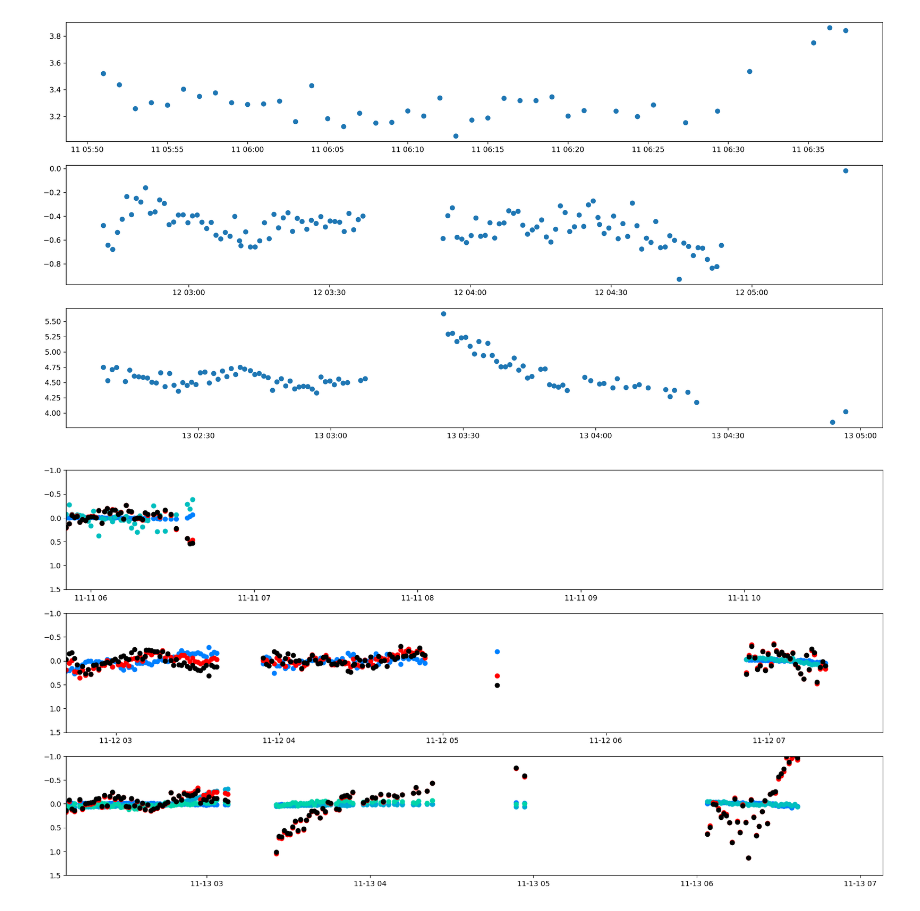
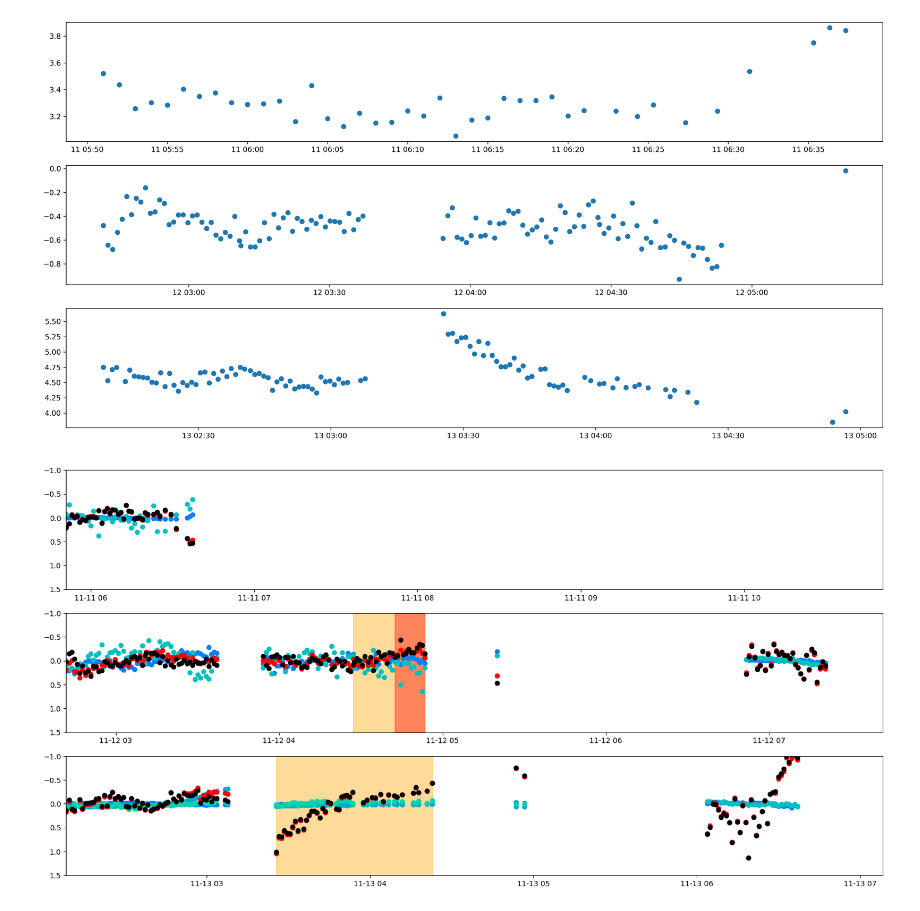
Before and after one commit to mkzeender/astrophysics-brorfelde, a Jupyter notebook: photometry.ipynb, the cells around one changed output. Cells and saved outputs as stored; diff of their text form; code cells hidden in the pictures.

Commit message:
added colors to light curve

```diff
--- a/photometry.ipynb
+++ b/photometry.ipynb
@@ -127,7 +127,7 @@ photometry_1 = aperphot_moving.do_photometry_with_timestamps(
     aperture_=FWHM*3,
     annulus_inner=5*FWHM,
     annulus_outer=9*FWHM,
-    dry_run=False,
+    dry_run=True,
 
     reference_positions=[
         TargetLoc(620.9218422706329, 187.40594888981994),
@@ -174,11 +158,11 @@ photometry_2_group_1 = aperphot_moving.do_photometry_with_timestamps(
     aperture_=FWHM*3,
     annulus_inner=5*FWHM,
     annulus_outer=9*FWHM,
-    dry_run=False,
+    dry_run=True,
 
     reference_positions=[
         TargetLoc(1009.8564266803644, 511.4699819071131),
-        #TargetLoc(1445.0230224321135, 583.3006409175242) # THIS IS A BAD REFERENCE
+        TargetLoc(1445.0230224321135, 583.3006409175242) # THIS IS A BAD REFERENCE
     ]
 
 )
@@ -346,6 +313,9 @@ for data, ax in zip((photometry_1, photometry_2_group_1, photometry_3_group_1),
     ax.scatter(data['timestamp'], data['differential_mag'])
 # %% [output]
 [figure]
+# %%
+def blot(ax, y_lim, t1, t2, color='orange'):
+    ax.fill_betweenx(np.linspace(*y_lim, 100, dtype=float), parse(t1), parse(t2), color=color, alpha=0.4)
 # %%
 %matplotlib inline
 
@@ -353,6 +323,14 @@ for data, ax in zip((photometry_1, photometry_2_group_1, photometry_3_group_1),
 fig, axes = plt.subplots(3)
 fig.set_figheight(10)
 fig.set_figwidth(20)
+
+
+#times when the object's aperture or annulus visibly crossed over a star in the field
+y_lim = (-1.0, 1.5)
+blot(axes[1], y_lim, '2022-11-12T04:27:11', '2022-11-12T04:53:31')
+blot(axes[2], y_lim, '2022-11-13T03:25:33', '2022-11-13T04:22:53')
+blot(axes[1], y_lim, '2022-11-12T04:53:31', '2022-11-12T04:42:31', color='red')
+
 
 for data, ax_num in (photometry_1, 0), (photometry_2_group_1, 1), (photometry_2_group_2, 1), (photometry_3_group_1, 2), (photometry_3_group_2, 2):
     ax = axes[ax_num]
@@ -361,36 +339,32 @@ for data, ax_num in (photometry_1, 0), (photometry_2_group_1, 1), (photometry_2_
 
     # count ref stars
     for i in range(10000000):
         if (y_name := f"uncalibrated_star_{i}_mag") not in data.columns:
             n = i
             break
 
     bg_star_colors = [(0, 0.5 + g/2/n, 1 - g/2/n) for g in range(n)]
 
     for i in range(n):
         y_name = f"uncalibrated_star_{i}_mag"
         ax.scatter(data['timestamp'],data[y_name] - np.mean(data[y_name]), color=bg_star_colors[i])
 
 
 
     y_name = 'uncalibrated_target_mag'
     ax.scatter(data['timestamp'],data[y_name] - np.mean(data[y_name]), color='red')
 
     y_name = 'differential_mag'
     ax.scatter(data['timestamp'],data[y_name] - np.mean(data[y_name]), color='black')
 
-    ax.set_ylim((-1, 1.5))
+    ax.set_ylim(y_lim)
 
 for data, ax in zip([photometry_1, photometry_2_group_1, photometry_3_group_1], axes):
         t_0 = min(data['timestamp'])
         ax.set_xlim((t_0, t_0 + timedelta(hours=5)))
 
         ax.invert_yaxis()
     # ax.scatter(data['timestamp'],data['uncalibrated_star_mag'])
     # ax.scatter(data['timestamp'],data['differential_mag'])
-
-
-# To zoom in/out you can set the ylimits:
-#plt.ylim(18,10)
 # %% [output]
-[figure, old version]
+[figure, new version]
```
Also changed, not shown: parts of 6 cells of this notebook, 1 other file.
